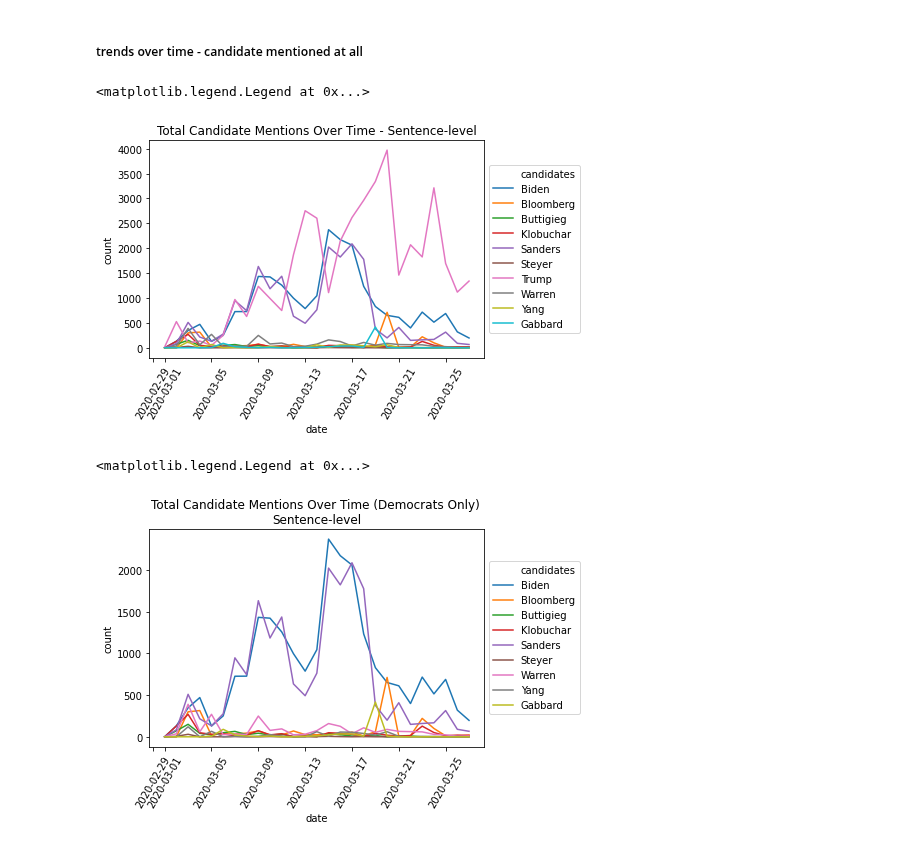
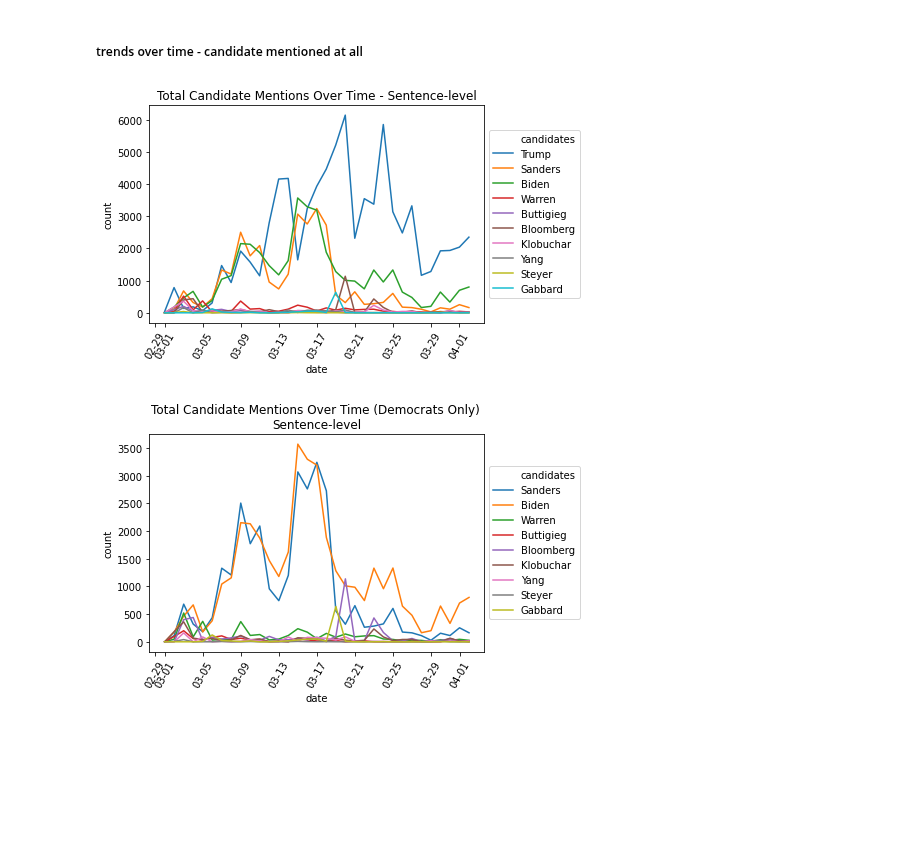
Before and after one commit to MarinaWyss/Hertie-NLP-Python-Project, a Jupyter notebook: 3_Descriptives.ipynb, the cells around one changed output. Cells and saved outputs as stored; diff of their text form; code cells hidden in the pictures; blank space fills up the shorter version.

Commit message:
data, figures

```diff
--- a/3_Descriptives.ipynb
+++ b/3_Descriptives.ipynb
@@ -151,7 +151,7 @@ sentence_data['date'] = pd.to_datetime(sentence_data['date'], errors='coerce')
 sentence_data['date'] = sentence_data['date'].dt.date
 # %%
 # filtering weird dates
-mask = (sentence_data['date'].astype('str') >= "2020-03-01") & (sentence_data['date'].astype('str') < "2020-03-28")
+mask = (sentence_data['date'].astype('str') >= "2020-03-01") & (sentence_data['date'].astype('str') < "2020-04-03")
 sentence_data = sentence_data.loc[mask]
 # %% [markdown]
 ##### number of sentences where candidate is the only one mentioned
@@ -256,3 +258,5 @@ cand_day = sentence_data.loc[:, candidates]
+# %%
+cand_day = sentence_data[['date', 'Trump', 'Sanders', 'Biden', 'Warren', 'Buttigieg', 'Bloomberg', 'Klobuchar', 'Yang', 'Steyer', 'Gabbard']]
 # %%
 sum_cand_total_day = cand_day.groupby(['date']).sum()
 sum_cand_total_day.reset_index(inplace = True)
@@ -264,11 +270,13 @@ sum_cand_total_day_long = pd.melt(sum_cand_total_day,
 # %%
 chart = sns.lineplot(x = 'date', y = 'count', hue = 'candidates', data = sum_cand_total_day_long)
 plt.setp(chart.get_xticklabels(), rotation = 60)
 plt.title('Total Candidate Mentions Over Time - Sentence-level')
 chart.legend(loc='center right', bbox_to_anchor=(1.3, 0.5), ncol=1)
+date_form = DateFormatter("%m-%d")
+chart.xaxis.set_major_formatter(date_form)
+plt.savefig('mentions_time_trump.png', dpi = 400, bbox_inches = 'tight')
 # %% [output]
-<matplotlib.legend.Legend at 0x...>
-[figure, old version]
+[figure, new version]
 # %%
 # without Trump
 cand_total_day_no_trump = sum_cand_total_day_long[sum_cand_total_day_long['candidates'] != 'Trump']
@@ -277,6 +285,8 @@ chart = sns.lineplot(x = 'date', y = 'count', hue = 'candidates', data = cand_to
 plt.setp(chart.get_xticklabels(), rotation = 60)
 plt.title('Total Candidate Mentions Over Time (Democrats Only) \nSentence-level')
 chart.legend(loc='center right', bbox_to_anchor=(1.3, 0.5), ncol=1)
+date_form = DateFormatter("%m-%d")
+chart.xaxis.set_major_formatter(date_form)
+plt.savefig('mentions_time_dems.png', dpi = 400, bbox_inches = 'tight')
 # %% [output]
-<matplotlib.legend.Legend at 0x...>
-[figure, old version]
+[figure, new version]
```
Also changed, not shown: parts of 12 cells of this notebook, 15 other files.
